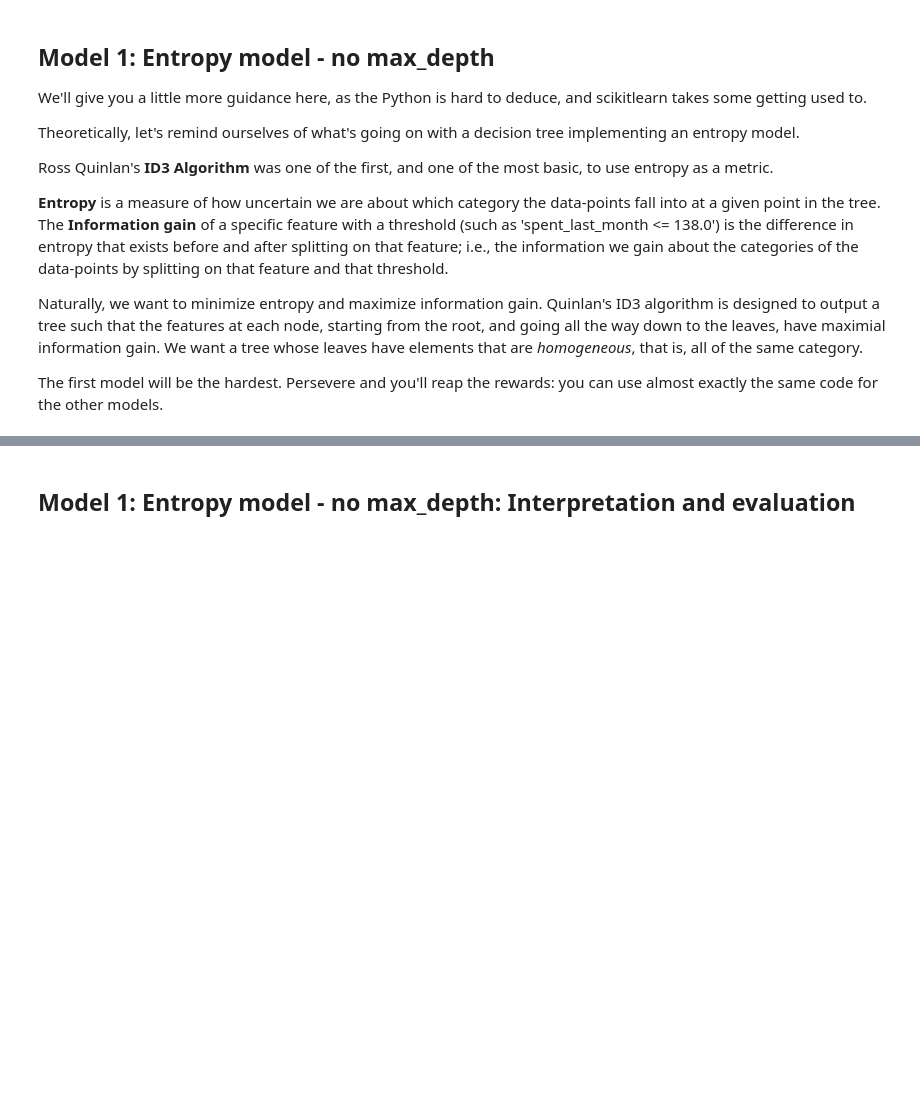
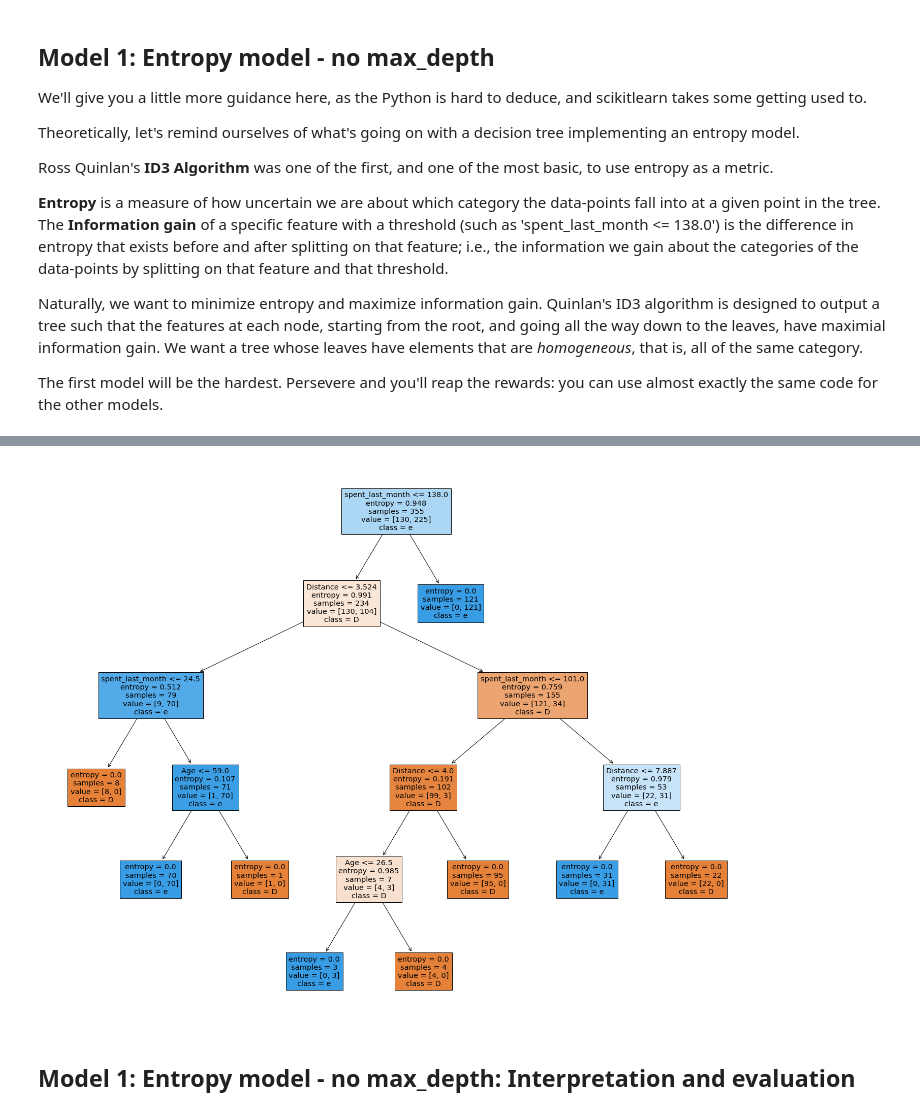
Before and after one commit to ColemanZ/Springboard, a Jupyter notebook: [Coleman Zimmerman] Springboard Decision Tree Specialty Coffee Case Study - Tier 3.ipynb, the cells around one changed output, grey strips where cells are left out. Drawn from its saved outputs; the diff is of its cells as text; code cells hidden in the pictures; blank space fills up the shorter version.

```diff
--- a/[Coleman Zimmerman] Springboard Decision Tree Specialty Coffee Case Study - Tier 3.ipynb
+++ b/[Coleman Zimmerman] Springboard Decision Tree Specialty Coffee Case Study - Tier 3.ipynb
@@ -356,7 +357,7 @@ The first model will be the hardest. Persevere and you'll reap the rewards: you
 entr_model = tree.DecisionTreeClassifier(criterion= 'entropy', random_state = 1234)
 
 # Call fit() on entr_model
-entr_model.fit(X_train, y_train)
+entr_model = entr_model.fit(X_train, y_train)
 
 # Call predict() on entr_model with X_test passed to it, and assign the result to a variable y_pred
 y_pred = entr_model.predict(X_test)
@@ -364,6 +365,6 @@ y_pred = entr_model.predict(X_test)
 # Call Series on our y_pred variable with the following: pd.Series(y_pred)
 y_pred = pd.Series(y_pred)
 
-# Check out entr_model
-entr_model
+# Check out entr_mod
+entr_model.get_params()
 # %% [output]
@@ -378,6 +391,15 @@ tree.export_graphviz(entr_model, out_file = dot_data, filled = True, rounded = T
 # Alternatively for class_names use entr_model.classes_
 graph = pydotplus.graph_from_dot_data(dot_data.getvalue())
 #Image(graph.create_png())
+# %%
+fig = plt.figure(figsize=(25,20))
+tree.plot_tree(entr_model,feature_names=['Age', 'num_coffeeBags_per_year', 'spent_last_week', 'spent_last_month',
+       'salary', 'Distance', 'Online', 'Gender_Male'],
+                   class_names="Decision",
+                   filled=True)
+plt.show()
+# %% [output]
+[figure, added]
 # %% [markdown]
 ## Model 1: Entropy model - no max_depth: Interpretation and evaluation
 # %%
```
Also changed, not shown: parts of 8 cells of this notebook.
